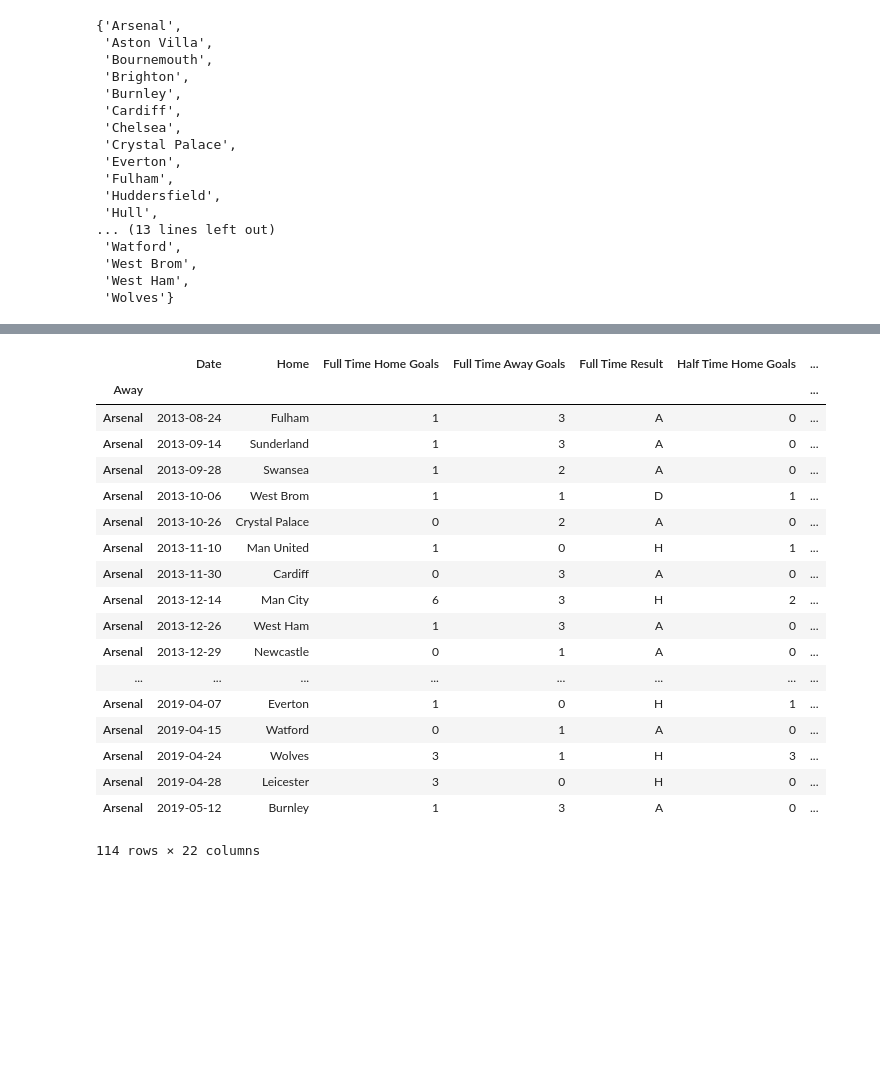
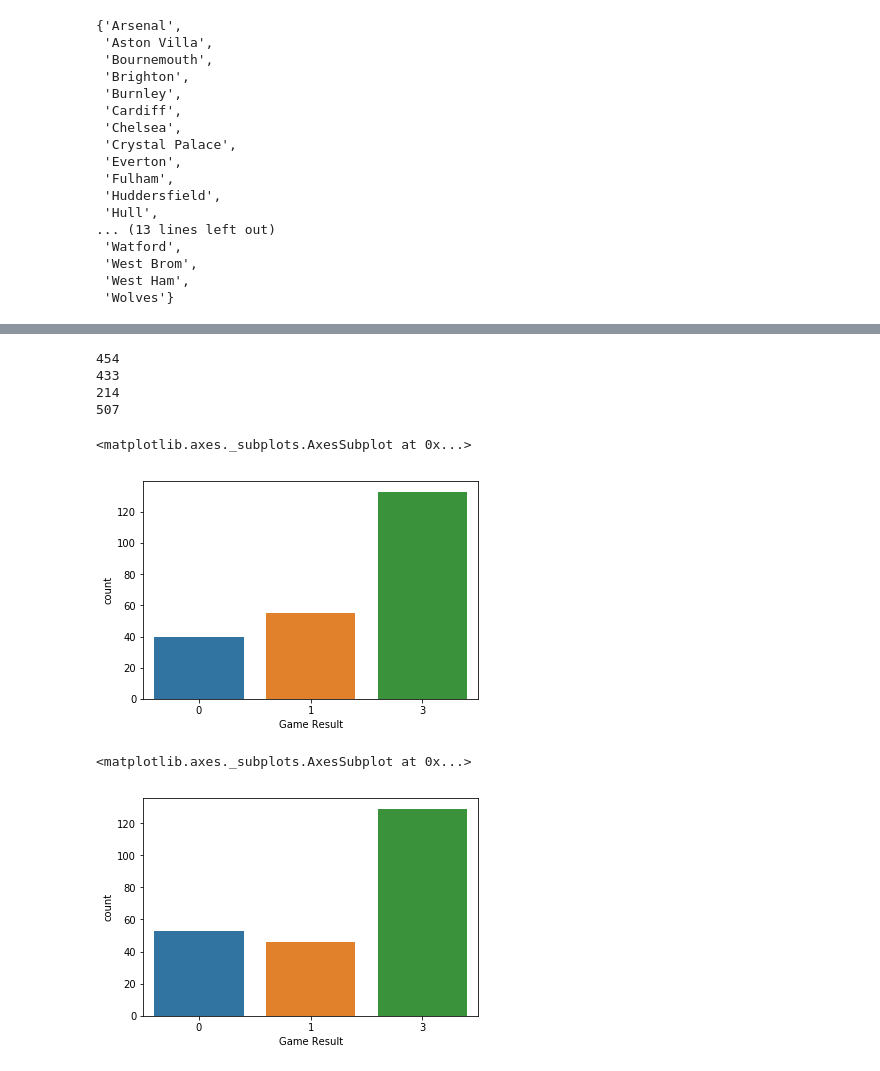
Before and after one commit to ContextLab/storytelling-with-data, a Jupyter notebook: data-stories/EPL Soccer Data/SOCCER DATA-Matt.ipynb, the cells around one changed output, grey strips where cells are left out. Cells and saved outputs as stored; diff of their text form; code cells hidden in the pictures; blank space fills up the shorter version.

```diff
--- a/data-stories/EPL Soccer Data/SOCCER DATA-Matt.ipynb
+++ b/data-stories/EPL Soccer Data/SOCCER DATA-Matt.ipynb
@@ -130,23 +120 @@ ArsenalA=pd.DataFrame(away_seasons.loc['Arsenal'])
-# %%
-ArsenalA
-# %% [output]
-|  | Date | Home | Full Time Home Goals | Full Time Away Goals | Full Time Result | Half Time Home Goals | ... |
-| Away |  |  |  |  |  |  | ... |
-| Arsenal | 2013-08-24 | Fulham | 1 | 3 | A | 0 | ... |
-| Arsenal | 2013-09-14 | Sunderland | 1 | 3 | A | 0 | ... |
-| Arsenal | 2013-09-28 | Swansea | 1 | 2 | A | 0 | ... |
-| Arsenal | 2013-10-06 | West Brom | 1 | 1 | D | 1 | ... |
-| Arsenal | 2013-10-26 | Crystal Palace | 0 | 2 | A | 0 | ... |
-| Arsenal | 2013-11-10 | Man United | 1 | 0 | H | 1 | ... |
-| Arsenal | 2013-11-30 | Cardiff | 0 | 3 | A | 0 | ... |
-| Arsenal | 2013-12-14 | Man City | 6 | 3 | H | 2 | ... |
-| Arsenal | 2013-12-26 | West Ham | 1 | 3 | A | 0 | ... |
-| Arsenal | 2013-12-29 | Newcastle | 0 | 1 | A | 0 | ... |
-| ... | ... | ... | ... | ... | ... | ... | ... |
-| Arsenal | 2019-04-07 | Everton | 1 | 0 | H | 1 | ... |
-| Arsenal | 2019-04-15 | Watford | 0 | 1 | A | 0 | ... |
-| Arsenal | 2019-04-24 | Wolves | 3 | 1 | H | 3 | ... |
-| Arsenal | 2019-04-28 | Leicester | 3 | 0 | H | 0 | ... |
-| Arsenal | 2019-05-12 | Burnley | 1 | 3 | A | 0 | ... |
-114 rows × 22 columns
 # %%
@@ -173,0 +166,25 @@ code_wins()
+# %%
+#Input team here to get total points for the season for each team.
+#Output is total points for the season, where wins are 3, losses are 0, and ties are 1
+#returns the dates associated with each game in a dataframe to be analysed for changes over time
+
+
+Liverpool=code_wins('Liverpool')
+Arsenal= code_wins('Arsenal')
+Newcastle= code_wins('Newcastle')
+Man_city= code_wins('Man City')
+# %% [output]
+454
+433
+214
+507
+# %%
+sns.countplot(x='Game Result', data=Liverpool)
+# %% [output]
+<matplotlib.axes._subplots.AxesSubplot at 0x...>
+[figure, added]
+# %%
+sns.countplot(x='Game Result', data=Arsenal)
+# %% [output]
+<matplotlib.axes._subplots.AxesSubplot at 0x...>
+[figure, added]
```
Also changed, not shown: parts of 24 cells of this notebook, 6 other files.
